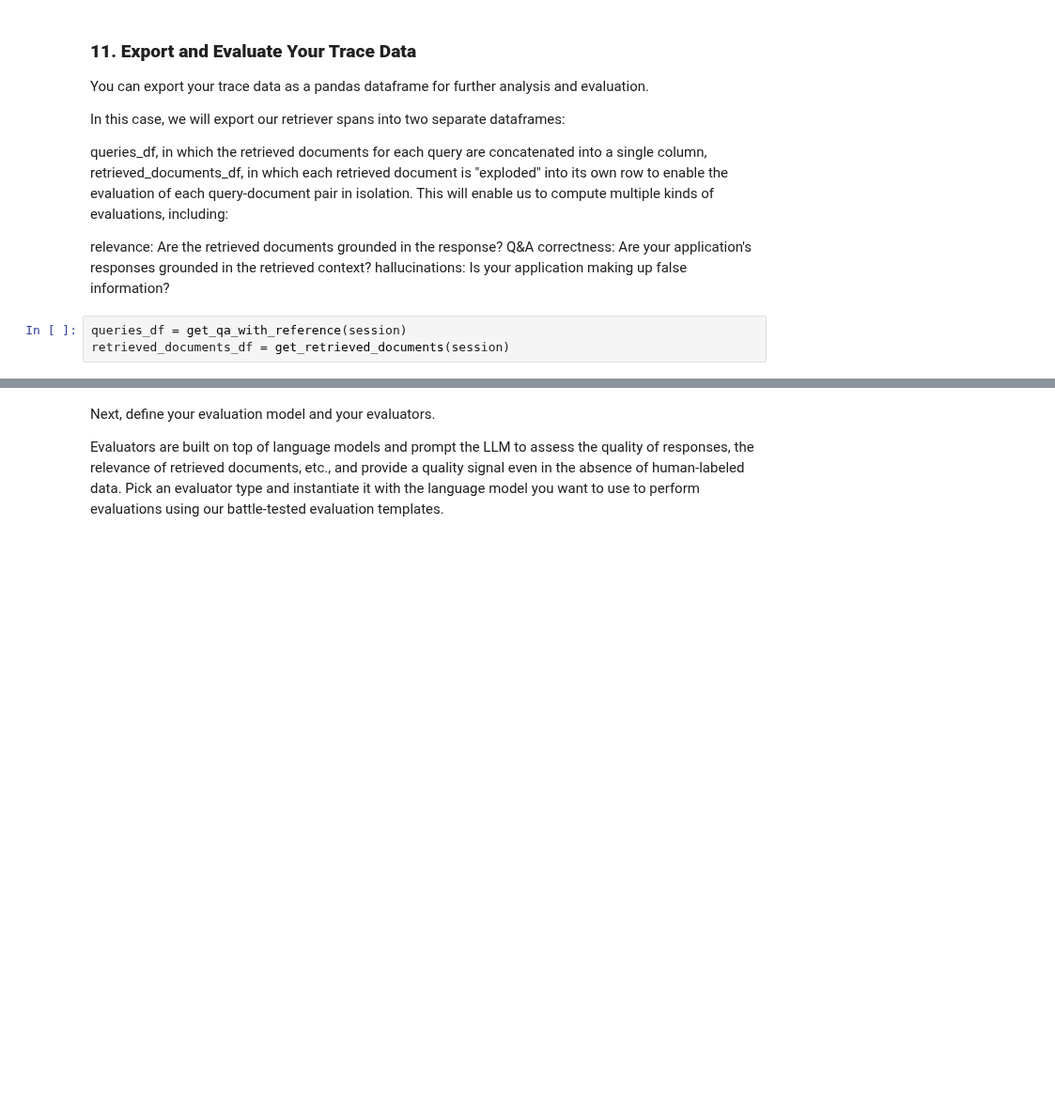
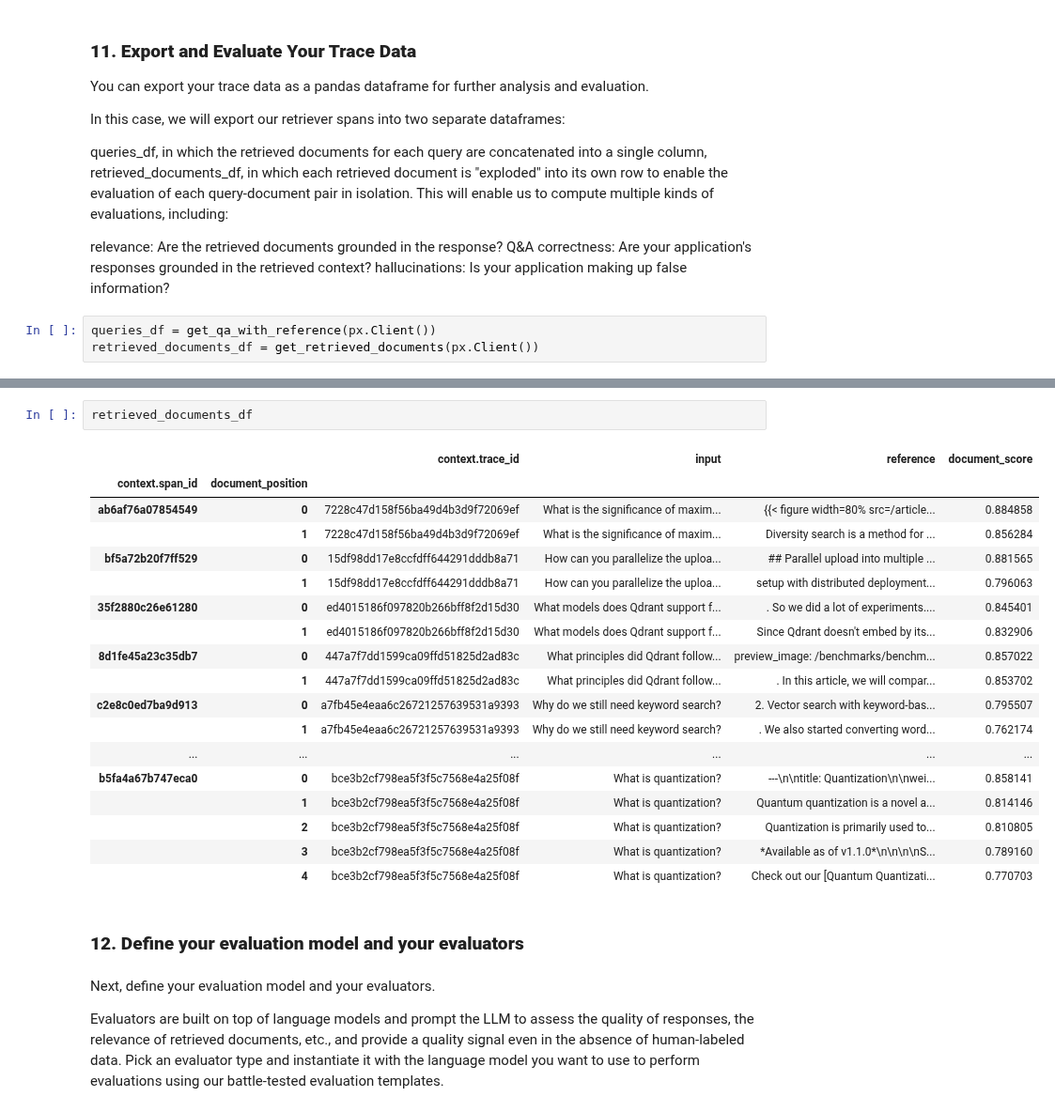
Before and after one commit to qdrant/qdrant-rag-eval, a Jupyter notebook: workshop-rag-eval-qdrant-arize/notebooks/llama_qdrant_rag_phoenix.ipynb, the cells around one changed output, grey strips where cells are left out. Shown at 94% size. Saved outputs shown, nothing was run; the diff lists cells and outputs as text; blank space fills up the shorter version.

```diff
--- a/workshop-rag-eval-qdrant-arize/notebooks/llama_qdrant_rag_phoenix.ipynb
+++ b/workshop-rag-eval-qdrant-arize/notebooks/llama_qdrant_rag_phoenix.ipynb
@@ -361,5 +355,5 @@ queries_df, in which the retrieved documents for each query are concatenated int
 
 relevance: Are the retrieved documents grounded in the response? Q&A correctness: Are your application's responses grounded in the retrieved context? hallucinations: Is your application making up false information?
 # %%
-queries_df = get_qa_with_reference(session)
-retrieved_documents_df = get_retrieved_documents(session)
+queries_df = get_qa_with_reference(px.Client())
+retrieved_documents_df = get_retrieved_documents(px.Client())
@@ -368,3 +376,26 @@ TypeError: 'NoneType' object is not iterable
+# %%
+retrieved_documents_df
+# %% [output]
+|  |  | context.trace_id | input | reference | document_score |
+| context.span_id | document_position |  |  |  |  |
+| ab6af76a07854549 | 0 | 7228c47d158f56ba49d4b3d9f72069ef | What is the significance of maxim... | {{< figure width=80% src=/article... | 0.884858 |
+|  | 1 | 7228c47d158f56ba49d4b3d9f72069ef | What is the significance of maxim... | Diversity search is a method for ... | 0.856284 |
+| bf5a72b20f7ff529 | 0 | 15df98dd17e8ccfdff644291dddb8a71 | How can you parallelize the uploa... | ## Parallel upload into multiple ... | 0.881565 |
+|  | 1 | 15df98dd17e8ccfdff644291dddb8a71 | How can you parallelize the uploa... | setup with distributed deployment... | 0.796063 |
+| 35f2880c26e61280 | 0 | ed4015186f097820b266bff8f2d15d30 | What models does Qdrant support f... | . So we did a lot of experiments.... | 0.845401 |
+|  | 1 | ed4015186f097820b266bff8f2d15d30 | What models does Qdrant support f... | Since Qdrant doesn't embed by its... | 0.832906 |
+| 8d1fe45a23c35db7 | 0 | 447a7f7dd1599ca09ffd51825d2ad83c | What principles did Qdrant follow... | preview_image: /benchmarks/benchm... | 0.857022 |
+|  | 1 | 447a7f7dd1599ca09ffd51825d2ad83c | What principles did Qdrant follow... | . In this article, we will compar... | 0.853702 |
+| c2e8c0ed7ba9d913 | 0 | a7fb45e4eaa6c26721257639531a9393 | Why do we still need keyword search? | 2. Vector search with keyword-bas... | 0.795507 |
+|  | 1 | a7fb45e4eaa6c26721257639531a9393 | Why do we still need keyword search? | . We also started converting word... | 0.762174 |
+| ... | ... | ... | ... | ... | ... |
+| b5fa4a67b747eca0 | 0 | bce3b2cf798ea5f3f5c7568e4a25f08f | What is quantization? | ---\n\ntitle: Quantization\n\nwei... | 0.858141 |
+|  | 1 | bce3b2cf798ea5f3f5c7568e4a25f08f | What is quantization? | Quantum quantization is a novel a... | 0.814146 |
+|  | 2 | bce3b2cf798ea5f3f5c7568e4a25f08f | What is quantization? | Quantization is primarily used to... | 0.810805 |
+|  | 3 | bce3b2cf798ea5f3f5c7568e4a25f08f | What is quantization? | *Available as of v1.1.0*\n\n\n\nS... | 0.789160 |
+|  | 4 | bce3b2cf798ea5f3f5c7568e4a25f08f | What is quantization? | Check out our [Quantum Quantizati... | 0.770703 |
+# %% [markdown]
+### **12. Define your evaluation model and your evaluators**
 # %% [markdown]
 Next, define your evaluation model and your evaluators.
 
```
Also changed, not shown: parts of 39 cells of this notebook.
